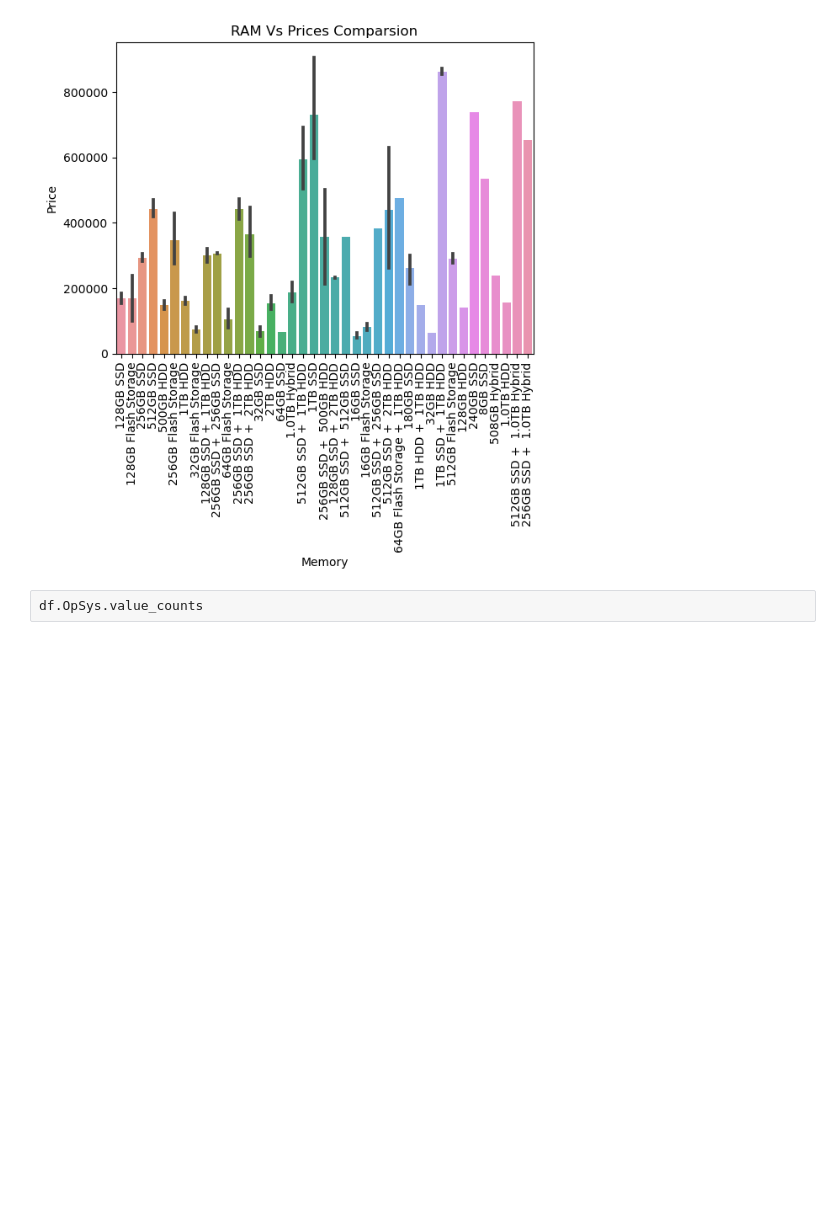
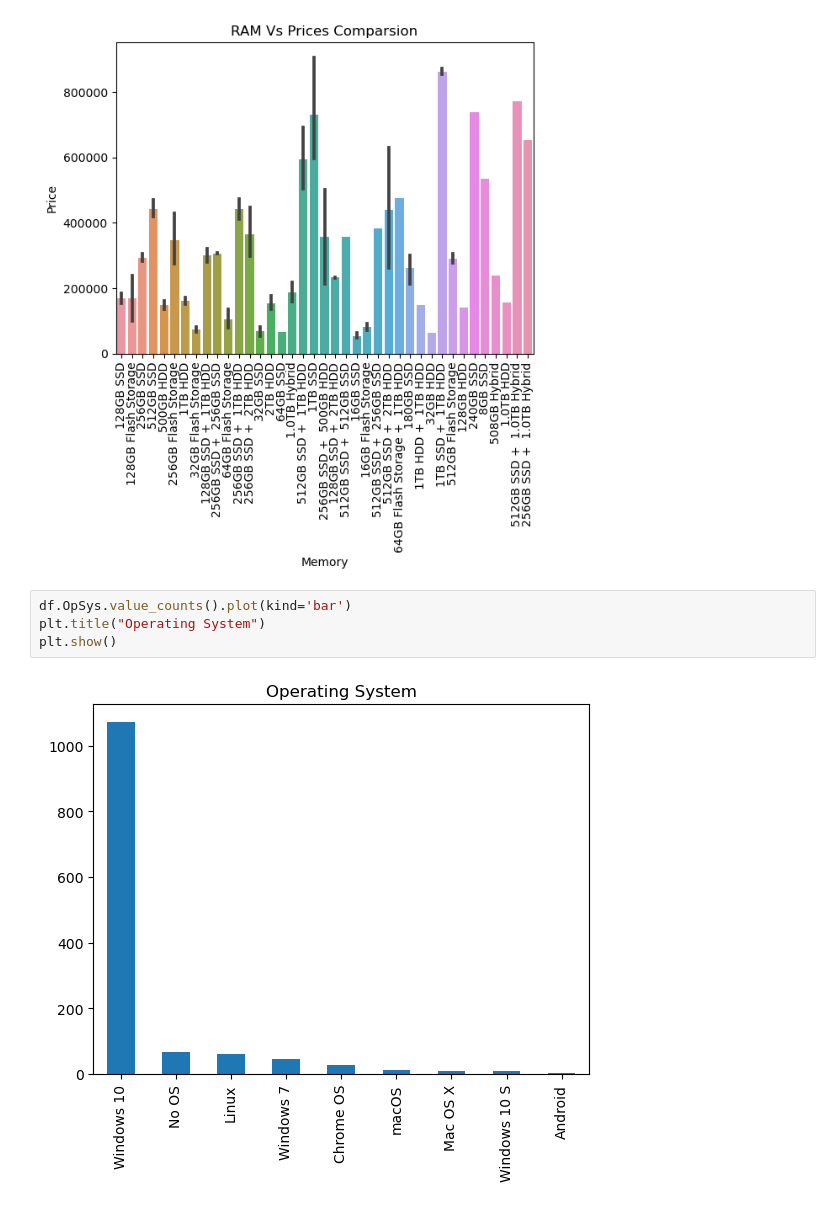
Before and after one commit to Sialsanwal/Data-Science, a Jupyter notebook: Laptop Price/EDA.ipynb, the cells around one changed output. Drawn from its saved outputs; the diff is of its cells as text; blank space fills up the shorter version.

```diff
--- a/Laptop Price/EDA.ipynb
+++ b/Laptop Price/EDA.ipynb
@@ -153,5 +153,9 @@ plt.title("RAM Vs Prices Comparsion")
 plt.show()
 # %% [output]
 [figure]
-# %%
-df.OpSys.value_counts
+# %%
+df.OpSys.value_counts().plot(kind='bar')
+plt.title("Operating System")
+plt.show()
+# %% [output]
+[figure, added]
```
Also changed, not shown: parts of 1 cell of this notebook.
